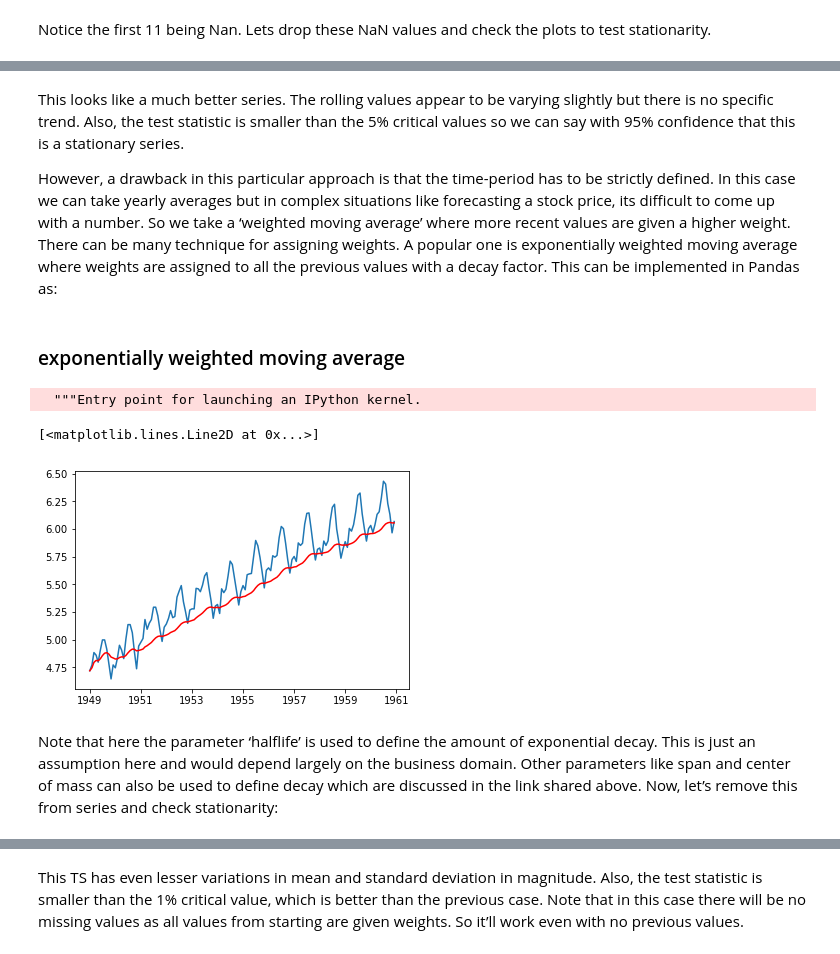
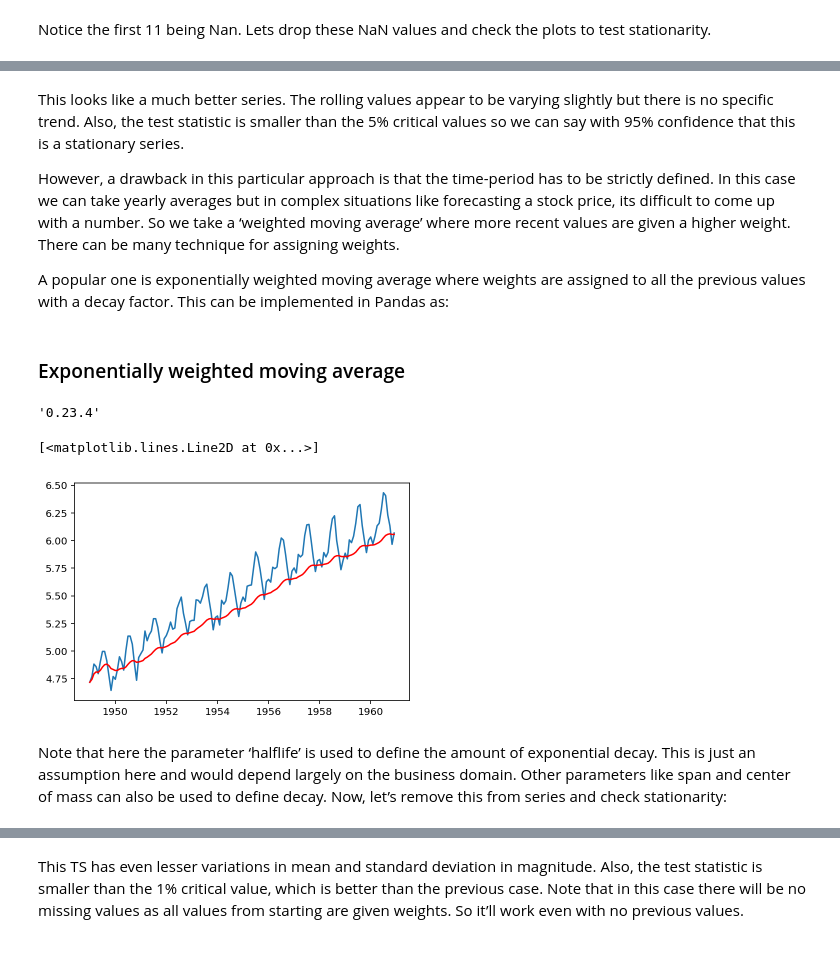
Before and after one commit to mohan-mj/Time-Series-Analysis-ARIMA, a Jupyter notebook: 1_Stationary Time Series - Check.ipynb, the cells around one changed output, grey strips where cells are left out. Cells and saved outputs as stored; diff of their text form; code cells hidden in the pictures.

```diff
--- a/1_Stationary Time Series - Check.ipynb
+++ b/1_Stationary Time Series - Check.ipynb
@@ -243,19 +251,24 @@ dtype: float64
 # %% [markdown]
 This looks like a much better series. The rolling values appear to be varying slightly but there is no specific trend. Also, the test statistic is smaller than the 5% critical values so we can say with 95% confidence that this is a stationary series.
 
-However, a drawback in this particular approach is that the time-period has to be strictly defined. In this case we can take yearly averages but in complex situations like forecasting a stock price, its difficult to come up with a number. So we take a ‘weighted moving average’ where more recent values are given a higher weight. There can be many technique for assigning weights. A popular one is exponentially weighted moving average where weights are assigned to all the previous values with a decay factor. This can be implemented in Pandas as:
+However, a drawback in this particular approach is that the time-period has to be strictly defined. In this case we can take yearly averages but in complex situations like forecasting a stock price, its difficult to come up with a number. So we take a ‘weighted moving average’ where more recent values are given a higher weight. There can be many technique for assigning weights.
+
+A popular one is exponentially weighted moving average where weights are assigned to all the previous values with a decay factor. This can be implemented in Pandas as:
 # %% [markdown]
-### exponentially weighted moving average
+### Exponentially weighted moving average
+# %%
+pd.__version__
+# %% [output]
+'0.23.4'
 # %%
-expwighted_avg = pd.ewma(ts_log, halflife=12)
+expwighted_avg = pd.Series.ewm(ts_log, halflife=12).mean()
 plt.plot(ts_log)
 plt.plot(expwighted_avg, color='red')
 # %% [output]
-  """Entry point for launching an IPython kernel.
+[<matplotlib.lines.Line2D at 0x...>]
-[<matplotlib.lines.Line2D at 0x...>]
-[figure, old version]
+[figure, new version]
 # %% [markdown]
-Note that here the parameter ‘halflife’ is used to define the amount of exponential decay. This is just an assumption here and would depend largely on the business domain. Other parameters like span and center of mass can also be used to define decay which are discussed in the link shared above. Now, let’s remove this from series and check stationarity:
+Note that here the parameter ‘halflife’ is used to define the amount of exponential decay. This is just an assumption here and would depend largely on the business domain. Other parameters like span and center of mass can also be used to define decay. Now, let’s remove this from series and check stationarity:
 # %%
 ts_log_ewma_diff = ts_log - expwighted_avg
 test_stationarity(ts_log_ewma_diff)
```
Also changed, not shown: parts of 24 cells of this notebook.
